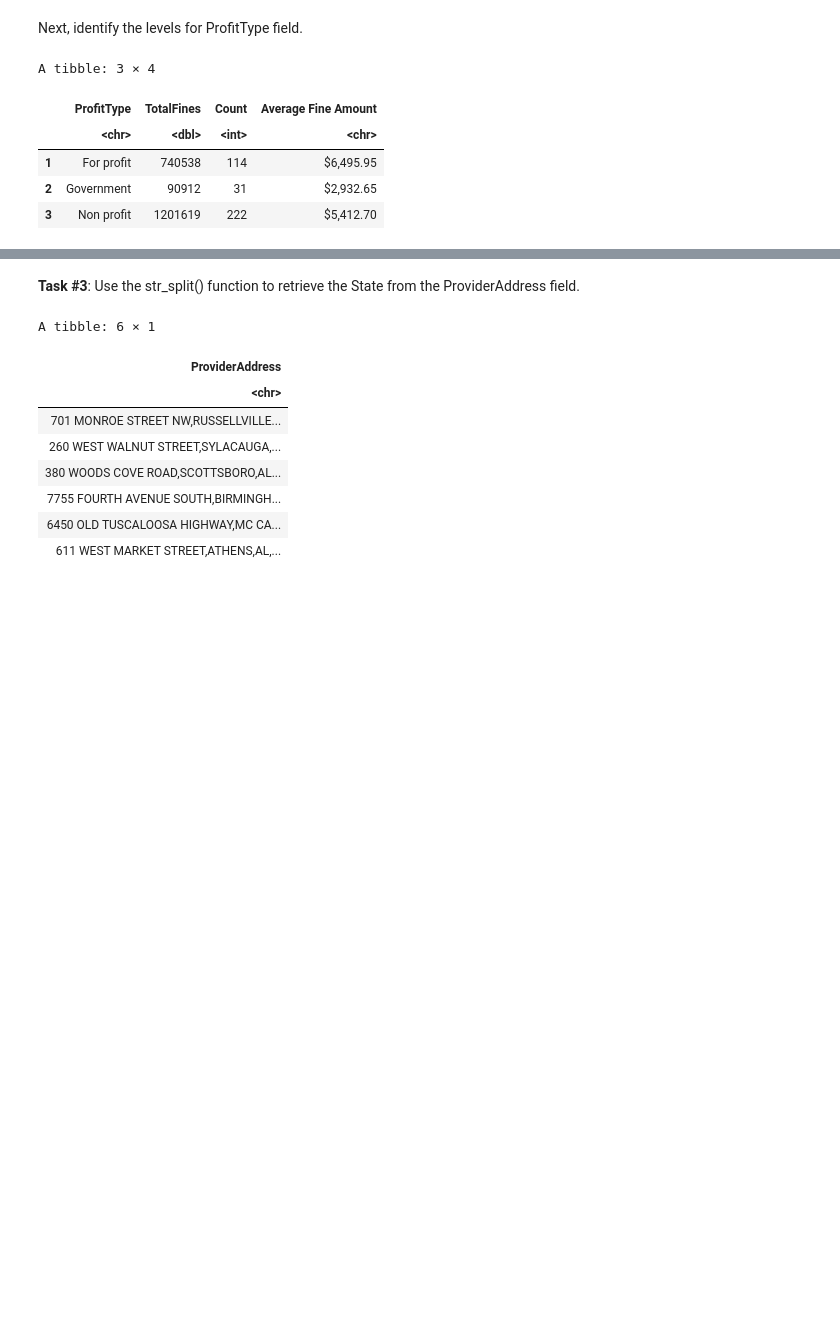
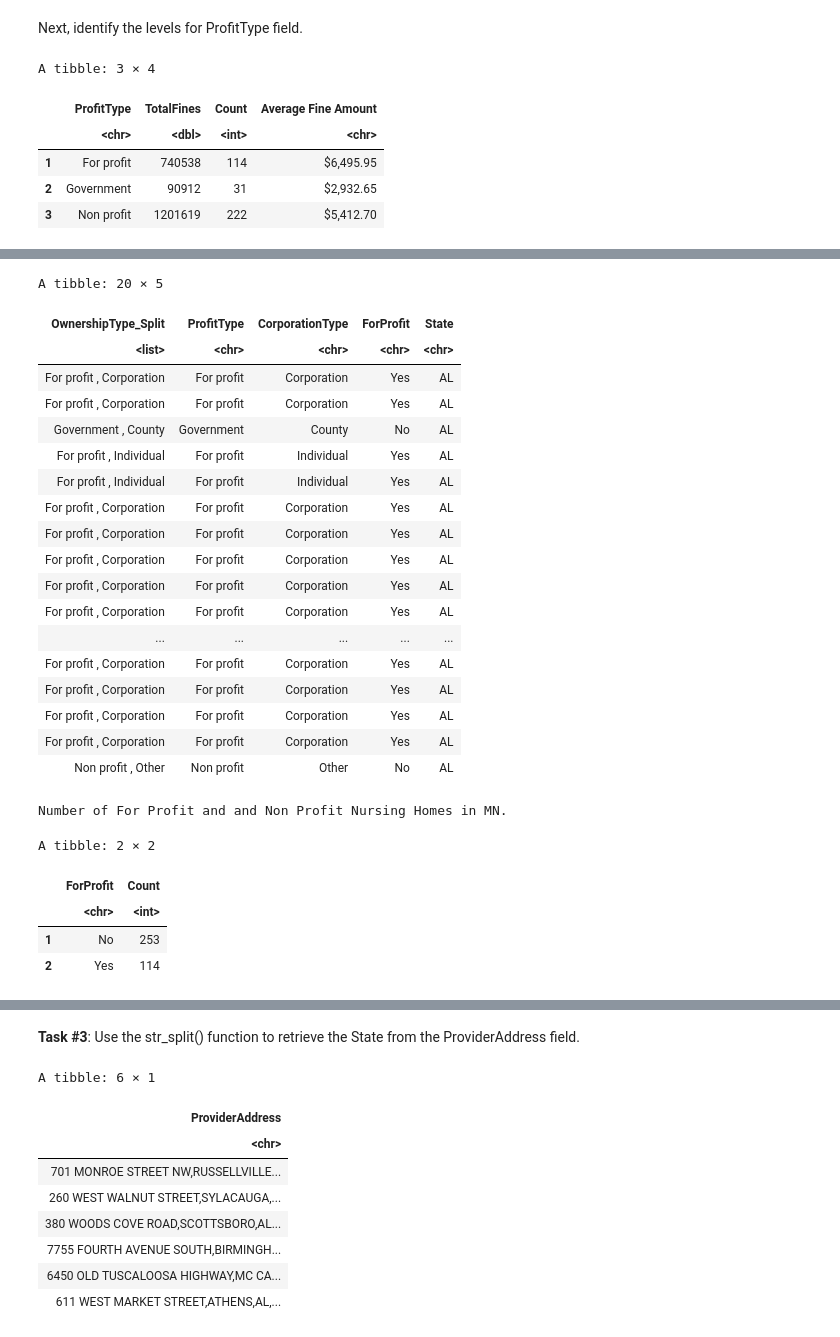
Before and after one commit to yardsale8/DSCI325, a Jupyter notebook: Module3_Part3_R.ipynb, the cells around one changed output, grey strips where cells are left out. Saved outputs shown, nothing was run; the diff lists cells and outputs as text; code cells hidden in the pictures; blank space fills up the shorter version.

```diff
--- a/Module3_Part3_R.ipynb
+++ b/Module3_Part3_R.ipynb
@@ -690,0 +771,54 @@ A tibble: 3 × 4
+# %%
+(
+ NursingHomes_OwnershipSplit
+  %>% mutate(ForProfit =
+                          case_when(
+                                    str_trim(ProfitType) == "For profit" ~ "Yes",
+                                    str_trim(ProfitType) == "Government" ~ "No",
+                                    str_trim(ProfitType) == "Non profit" ~ "No"
+                          )
+
+            )
+   %>% select(OwnershipType_Split, ProfitType, CorporationType, ForProfit, State)
+ ) -> temp
+
+head(temp, 20)
+
+#The ForProfit variable can now be used, e.g. count the number of For Profit and Non Profits in MN
+cat("\n")
+cat("\n")
+cat("\n")
+cat("Number of For Profit and and Non Profit Nursing Homes in MN.\n")
+cat("\n")
+(
+ temp
+ %>% filter(State == "MN")
+ %>% group_by(ForProfit)
+ %>% summarize(Count=n())
+)
+# %% [output]
+A tibble: 20 × 5
+| OwnershipType_Split | ProfitType | CorporationType | ForProfit | State |
+| <list> | <chr> | <chr> | <chr> | <chr> |
+| For profit , Corporation | For profit | Corporation | Yes | AL |
+| For profit , Corporation | For profit | Corporation | Yes | AL |
+| Government , County | Government | County | No | AL |
+| For profit , Individual | For profit | Individual | Yes | AL |
+| For profit , Individual | For profit | Individual | Yes | AL |
+| For profit , Corporation | For profit | Corporation | Yes | AL |
+| For profit , Corporation | For profit | Corporation | Yes | AL |
+| For profit , Corporation | For profit | Corporation | Yes | AL |
+| For profit , Corporation | For profit | Corporation | Yes | AL |
+| For profit , Corporation | For profit | Corporation | Yes | AL |
+| ... | ... | ... | ... | ... |
+| For profit , Corporation | For profit | Corporation | Yes | AL |
+| For profit , Corporation | For profit | Corporation | Yes | AL |
+| For profit , Corporation | For profit | Corporation | Yes | AL |
+| For profit , Corporation | For profit | Corporation | Yes | AL |
+| Non profit , Other | Non profit | Other | No | AL |
+Number of For Profit and and Non Profit Nursing Homes in MN.
+A tibble: 2 × 2
+|  | ForProfit | Count |
+|  | <chr> | <int> |
+| 1 | No | 253 |
+| 2 | Yes | 114 |
```
Also changed, not shown: parts of 21 cells of this notebook.
